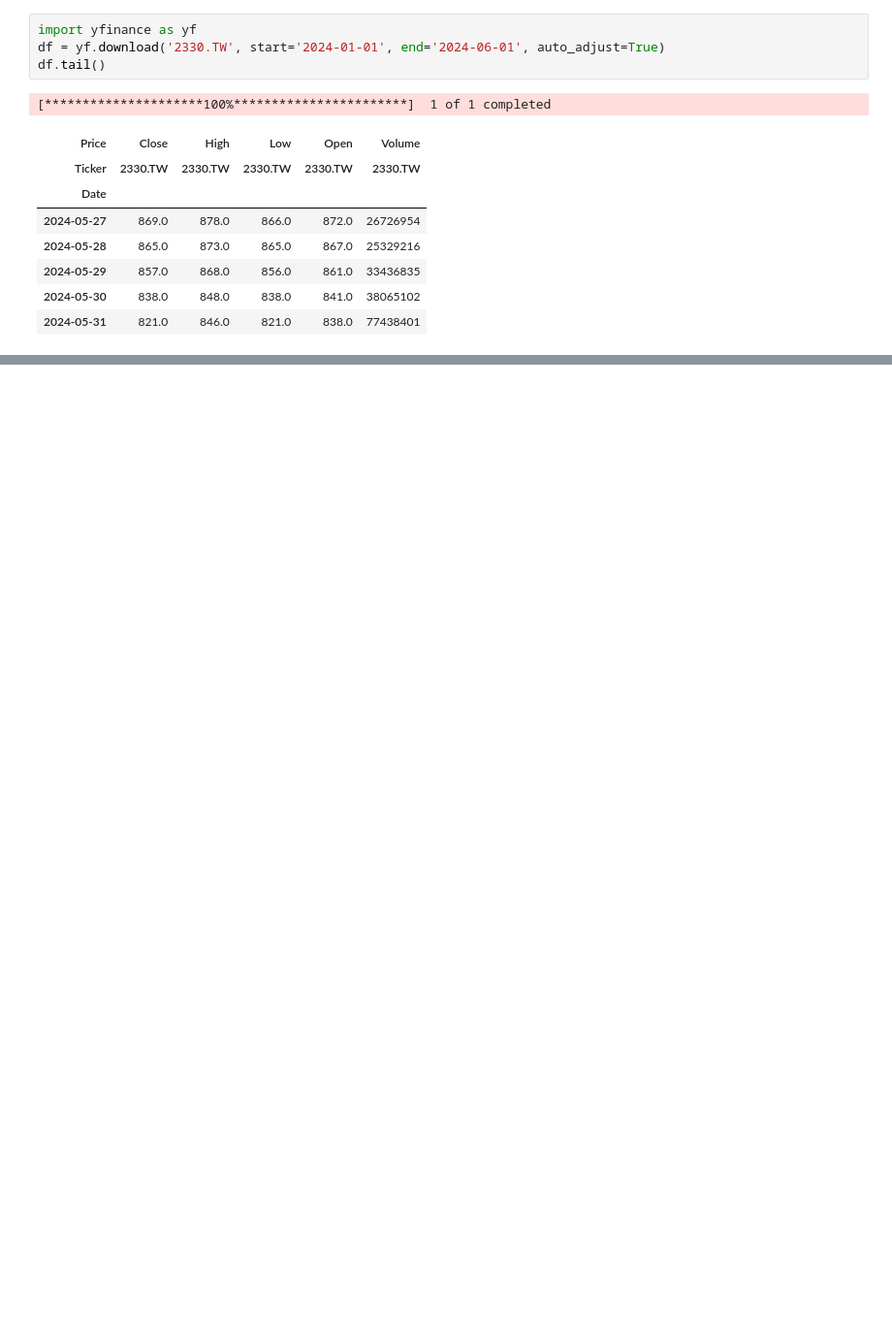
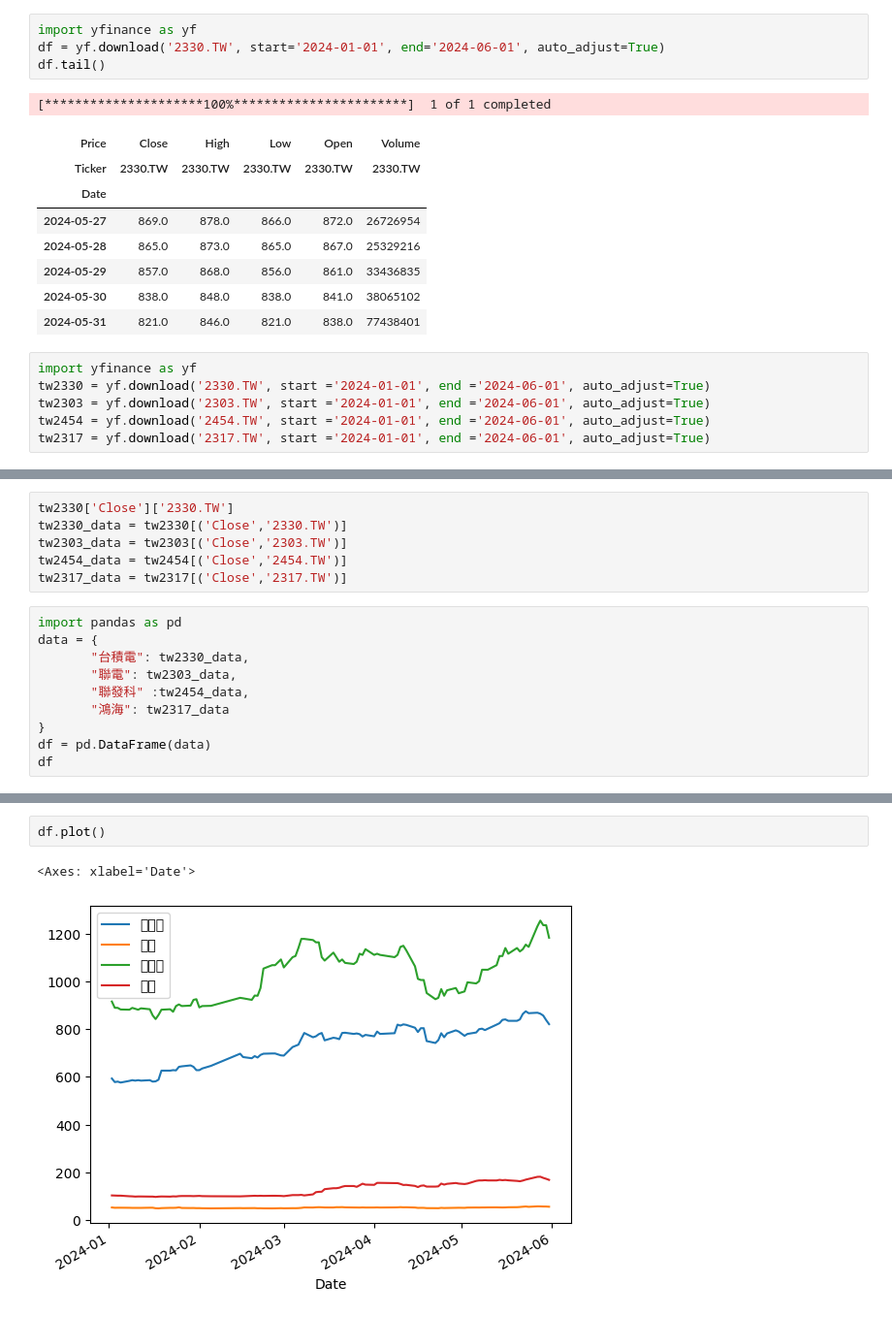
Before and after one commit to deadlyjoke/_PythonBigData_Class, a Jupyter notebook: lesson14/lesson14_2.ipynb, the cells around one changed output, grey strips where cells are left out. Shown at 97% size. Saved outputs shown, nothing was run; the diff lists cells and outputs as text; blank space fills up the shorter version.

```diff
--- a/lesson14/lesson14_2.ipynb
+++ b/lesson14/lesson14_2.ipynb
@@ -12,3 +12,9 @@ df.tail()
 | 2024-05-29 | 857.0 | 868.0 | 856.0 | 861.0 | 33436835 |
 | 2024-05-30 | 838.0 | 848.0 | 838.0 | 841.0 | 38065102 |
 | 2024-05-31 | 821.0 | 846.0 | 821.0 | 838.0 | 77438401 |
+# %%
+import yfinance as yf
+tw2330 = yf.download('2330.TW', start ='2024-01-01', end ='2024-06-01', auto_adjust=True)
+tw2303 = yf.download('2303.TW', start ='2024-01-01', end ='2024-06-01', auto_adjust=True)
+tw2454 = yf.download('2454.TW', start ='2024-01-01', end ='2024-06-01', auto_adjust=True)
+tw2317 = yf.download('2317.TW', start ='2024-01-01', end ='2024-06-01', auto_adjust=True)
@@ -14,0 +41,16 @@ df.tail()
+# %%
+tw2330['Close']['2330.TW']
+tw2330_data = tw2330[('Close','2330.TW')]
+tw2303_data = tw2303[('Close','2303.TW')]
+tw2454_data = tw2454[('Close','2454.TW')]
+tw2317_data = tw2317[('Close','2317.TW')]
+# %%
+import pandas as pd
+data = {
+       "台積電": tw2330_data,
+       "聯電": tw2303_data,
+       "聯發科" :tw2454_data,
+       "鴻海": tw2317_data
+}
+df = pd.DataFrame(data)
+df
@@ -14,0 +72,5 @@ df.tail()
+# %%
+df.plot()
+# %% [output]
+<Axes: xlabel='Date'>
+[figure, added]
```
Also changed, not shown: parts of 3 cells of this notebook.
